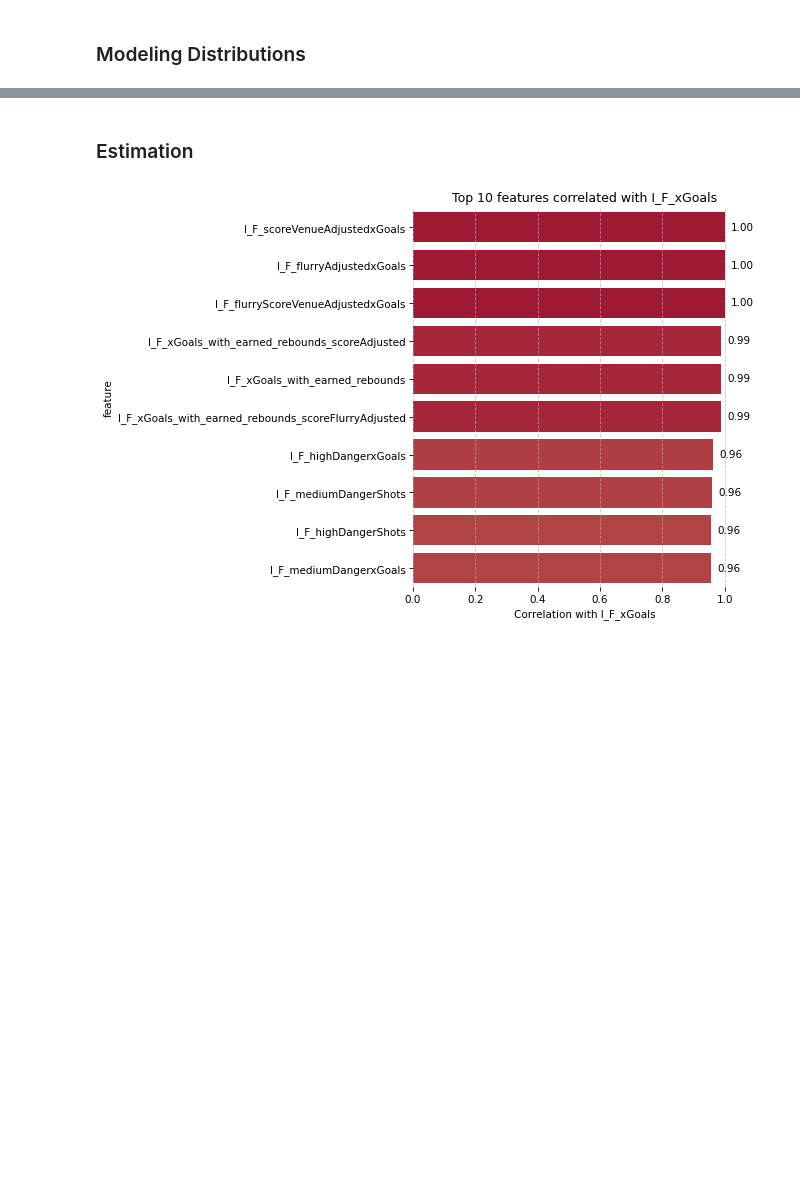
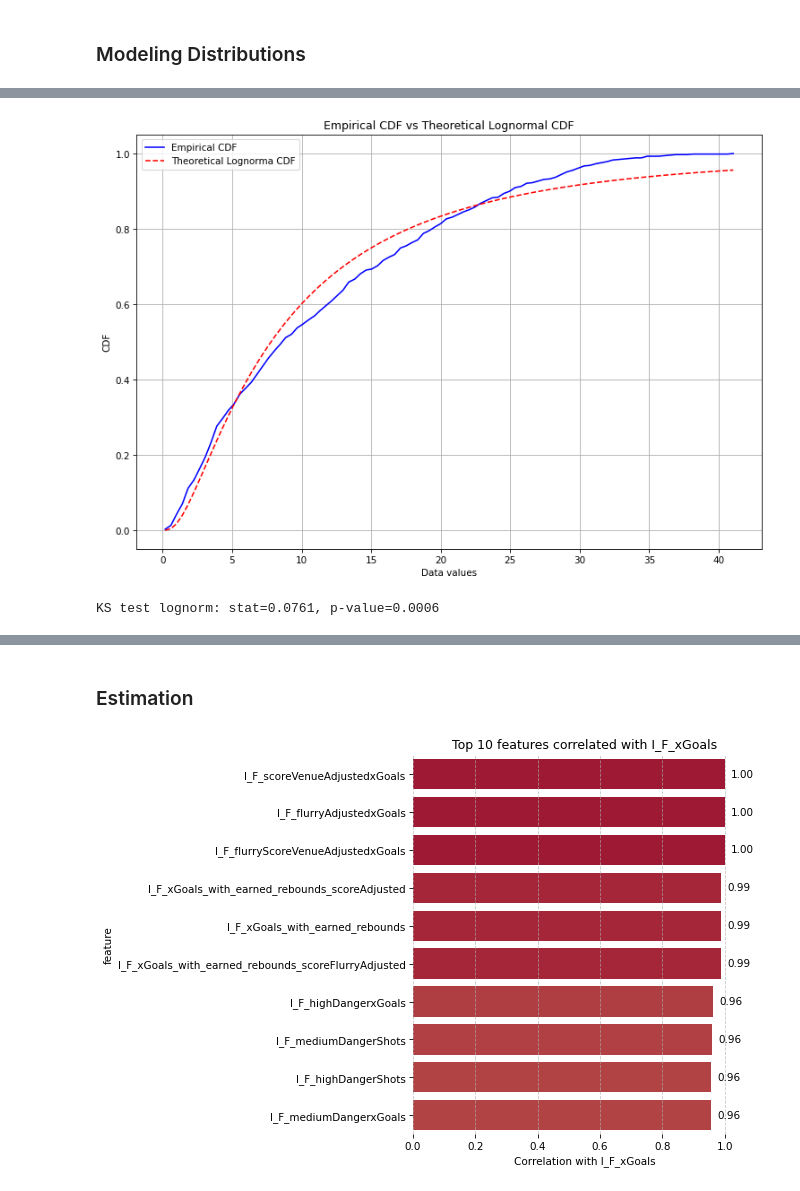
Before and after one commit to thedanicode24/moneypuck-data, a Jupyter notebook: skaters/expected-goals.ipynb, the cells around one changed output, grey strips where cells are left out. Saved outputs shown, nothing was run; the diff lists cells and outputs as text; code cells hidden in the pictures; blank space fills up the shorter version.

```diff
--- a/skaters/expected-goals.ipynb
+++ b/skaters/expected-goals.ipynb
@@ -148,0 +167,6 @@ da.plot_two_cdfs(df_forwards[feature], df_dmen[feature], label1=label1, label2=l
+# %%
+cdm.plot_empirical_vs_lognorm_cdf(df_goals[feature])
+cdm.kolmogorov_smirnov_test(df_goals[feature], "lognorm")
+# %% [output]
+[figure, added]
+KS test lognorm: stat=0.0761, p-value=0.0006
```
Also changed, not shown: parts of 10 cells of this notebook, 2 other files.
